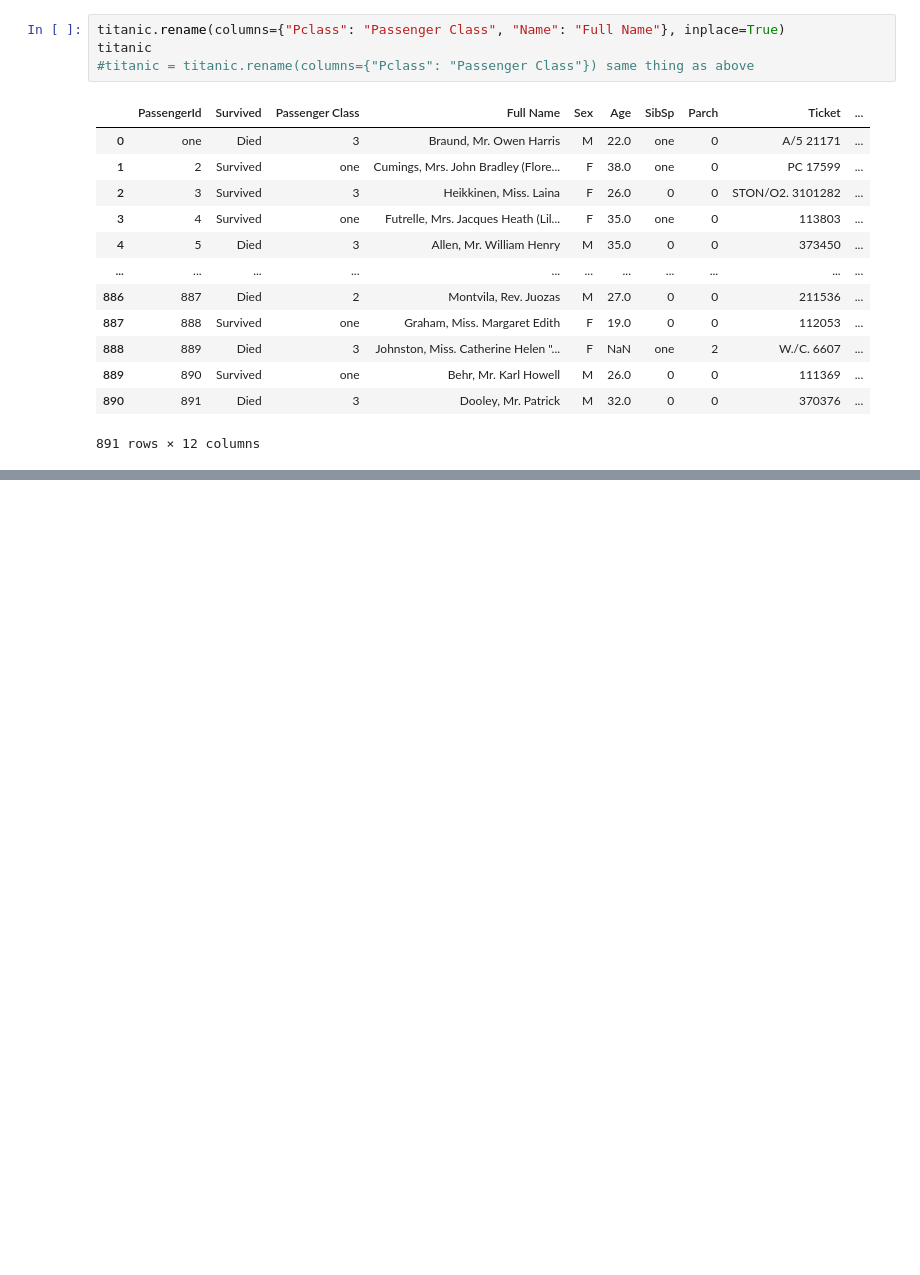
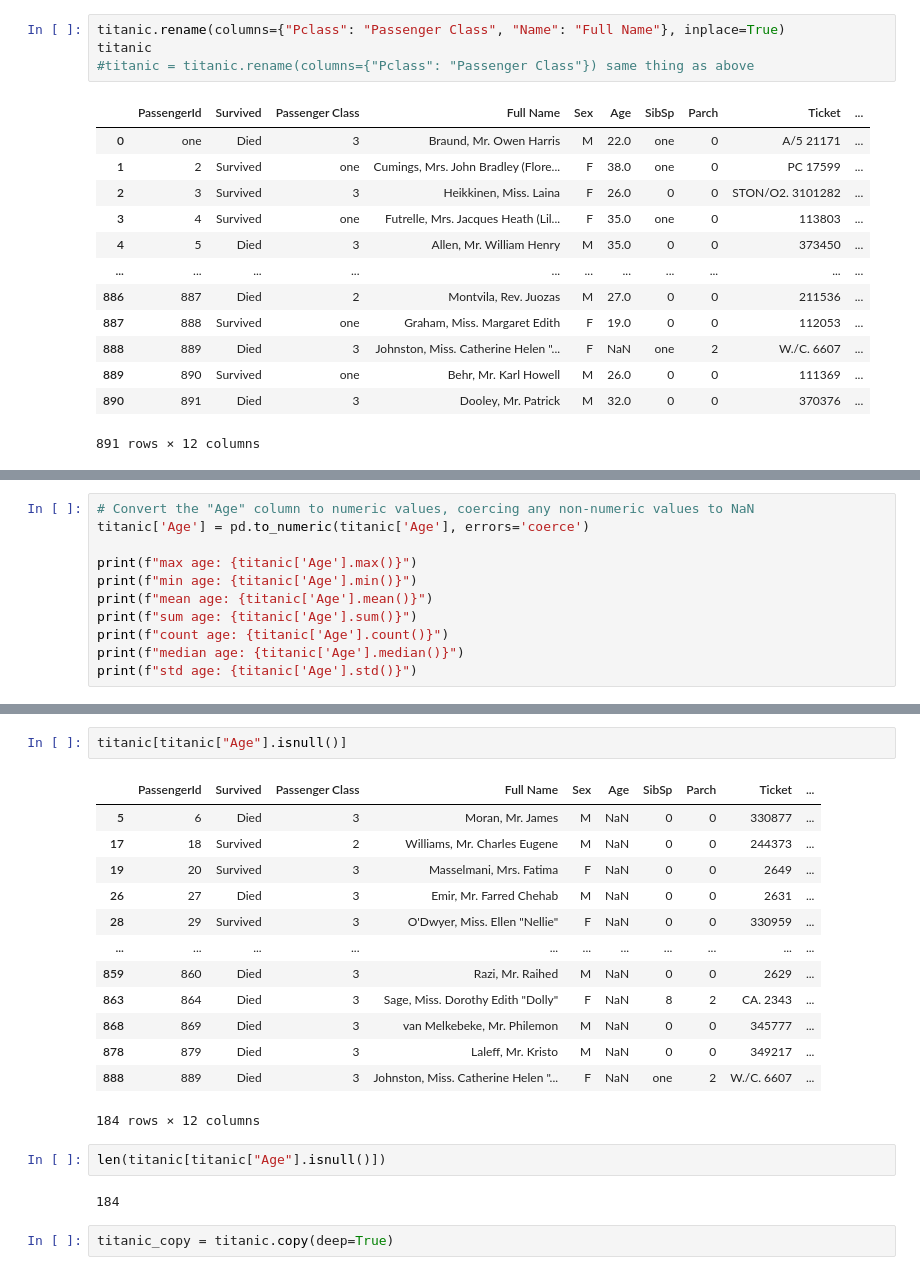
Before and after one commit to A12A34/11AI-SEM2, a Jupyter notebook: school/ML/code/data_wrangiling.ipynb, the cells around one changed output, grey strips where cells are left out. Cells and saved outputs as stored; diff of their text form; blank space fills up the shorter version.

```diff
--- a/school/ML/code/data_wrangiling.ipynb
+++ b/school/ML/code/data_wrangiling.ipynb
@@ -260,0 +281,11 @@ with open("../data/Titanic-Dataset_afterChange.csv", "w", newline="") as file:
+# %%
+# Convert the "Age" column to numeric values, coercing any non-numeric values to NaN
+titanic['Age'] = pd.to_numeric(titanic['Age'], errors='coerce')
+
+print(f"max age: {titanic['Age'].max()}")
+print(f"min age: {titanic['Age'].min()}")
+print(f"mean age: {titanic['Age'].mean()}")
+print(f"sum age: {titanic['Age'].sum()}")
+print(f"count age: {titanic['Age'].count()}")
+print(f"median age: {titanic['Age'].median()}")
+print(f"std age: {titanic['Age'].std()}")
@@ -260,0 +313,22 @@ with open("../data/Titanic-Dataset_afterChange.csv", "w", newline="") as file:
+# %%
+titanic[titanic["Age"].isnull()]
+# %% [output]
+|  | PassengerId | Survived | Passenger Class | Full Name | Sex | Age | SibSp | Parch | Ticket | ... |
+| 5 | 6 | Died | 3 | Moran, Mr. James | M | NaN | 0 | 0 | 330877 | ... |
+| 17 | 18 | Survived | 2 | Williams, Mr. Charles Eugene | M | NaN | 0 | 0 | 244373 | ... |
+| 19 | 20 | Survived | 3 | Masselmani, Mrs. Fatima | F | NaN | 0 | 0 | 2649 | ... |
+| 26 | 27 | Died | 3 | Emir, Mr. Farred Chehab | M | NaN | 0 | 0 | 2631 | ... |
+| 28 | 29 | Survived | 3 | O'Dwyer, Miss. Ellen "Nellie" | F | NaN | 0 | 0 | 330959 | ... |
+| ... | ... | ... | ... | ... | ... | ... | ... | ... | ... | ... |
+| 859 | 860 | Died | 3 | Razi, Mr. Raihed | M | NaN | 0 | 0 | 2629 | ... |
+| 863 | 864 | Died | 3 | Sage, Miss. Dorothy Edith "Dolly" | F | NaN | 8 | 2 | CA. 2343 | ... |
+| 868 | 869 | Died | 3 | van Melkebeke, Mr. Philemon | M | NaN | 0 | 0 | 345777 | ... |
+| 878 | 879 | Died | 3 | Laleff, Mr. Kristo | M | NaN | 0 | 0 | 349217 | ... |
+| 888 | 889 | Died | 3 | Johnston, Miss. Catherine Helen "... | F | NaN | one | 2 | W./C. 6607 | ... |
+184 rows × 12 columns
+# %%
+len(titanic[titanic["Age"].isnull()])
+# %% [output]
+184
+# %%
+titanic_copy = titanic.copy(deep=True)
```
Also changed, not shown: parts of 5 cells of this notebook, 4 other files.
